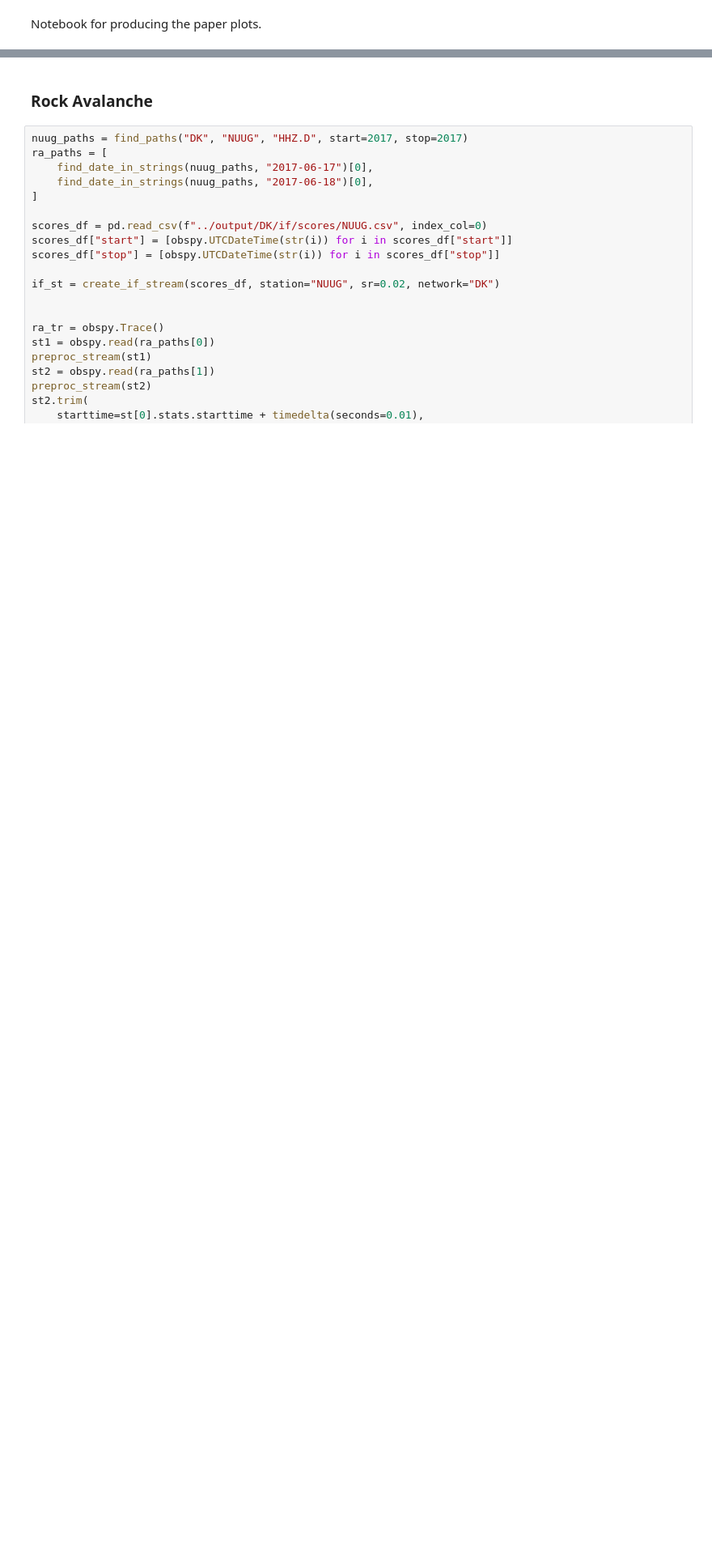
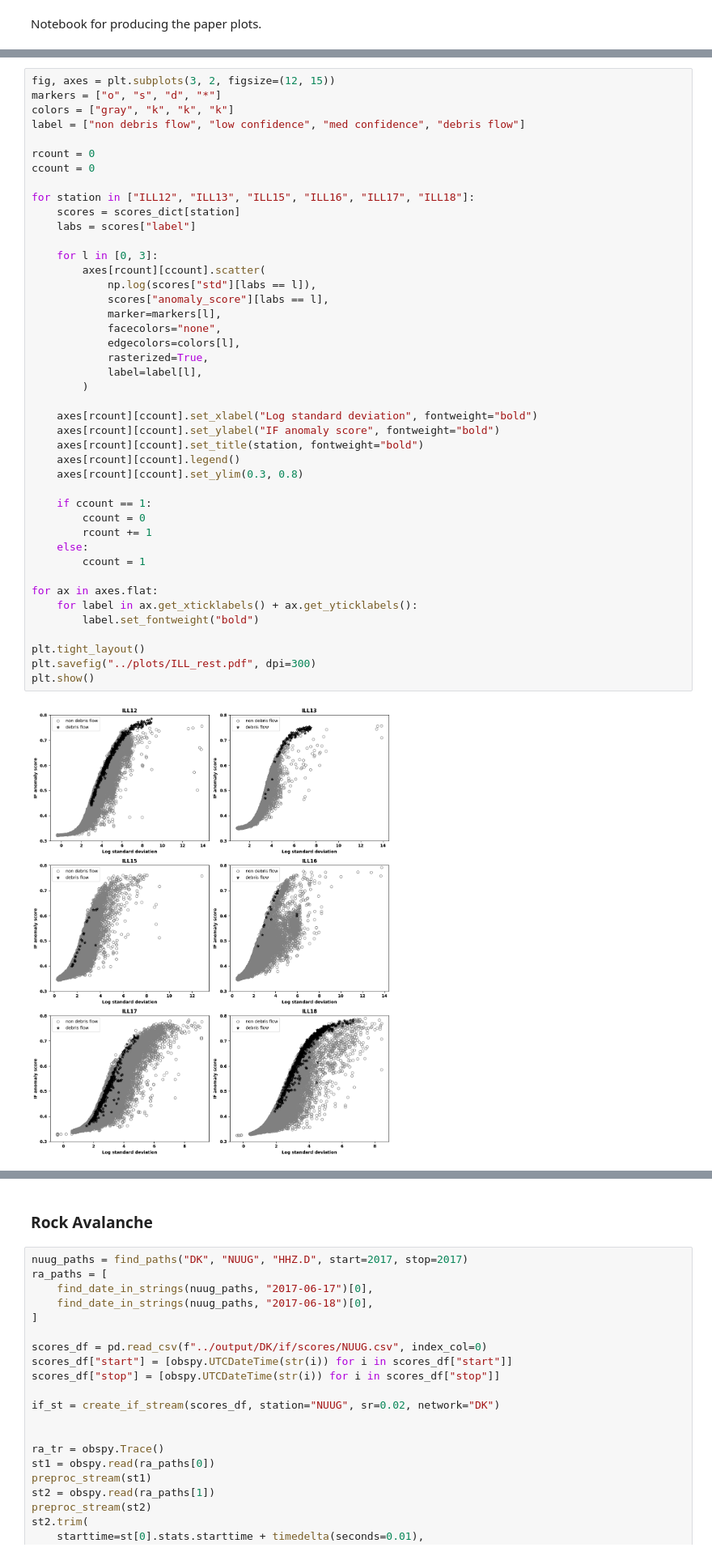
Before and after one commit to FKamper/seismic-isolation-forest, a Jupyter notebook: notebooks/plots.ipynb, the cells around one changed output, grey strips where cells are left out. Shown at 81% size. Cells and saved outputs as stored; diff of their text form; blank space fills up the shorter version.

```diff
--- a/notebooks/plots.ipynb
+++ b/notebooks/plots.ipynb
@@ -249,0 +453,45 @@ model = IsolationForest(warm_start=True, n_estimators=0, random_state=42)
+# %%
+fig, axes = plt.subplots(3, 2, figsize=(12, 15))
+markers = ["o", "s", "d", "*"]
+colors = ["gray", "k", "k", "k"]
+label = ["non debris flow", "low confidence", "med confidence", "debris flow"]
+
+rcount = 0
+ccount = 0
+
+for station in ["ILL12", "ILL13", "ILL15", "ILL16", "ILL17", "ILL18"]:
+    scores = scores_dict[station]
+    labs = scores["label"]
+
+    for l in [0, 3]:
+        axes[rcount][ccount].scatter(
+            np.log(scores["std"][labs == l]),
+            scores["anomaly_score"][labs == l],
+            marker=markers[l],
+            facecolors="none",
+            edgecolors=colors[l],
+            rasterized=True,
+            label=label[l],
+        )
+
+    axes[rcount][ccount].set_xlabel("Log standard deviation", fontweight="bold")
+    axes[rcount][ccount].set_ylabel("IF anomaly score", fontweight="bold")
+    axes[rcount][ccount].set_title(station, fontweight="bold")
+    axes[rcount][ccount].legend()
+    axes[rcount][ccount].set_ylim(0.3, 0.8)
+
+    if ccount == 1:
+        ccount = 0
+        rcount += 1
+    else:
+        ccount = 1
+
+for ax in axes.flat:
+    for label in ax.get_xticklabels() + ax.get_yticklabels():
+        label.set_fontweight("bold")
+
+plt.tight_layout()
+plt.savefig("../plots/ILL_rest.pdf", dpi=300)
+plt.show()
+# %% [output]
+[figure, added]
```
Also changed, not shown: parts of 67 cells of this notebook, 7 other files.
